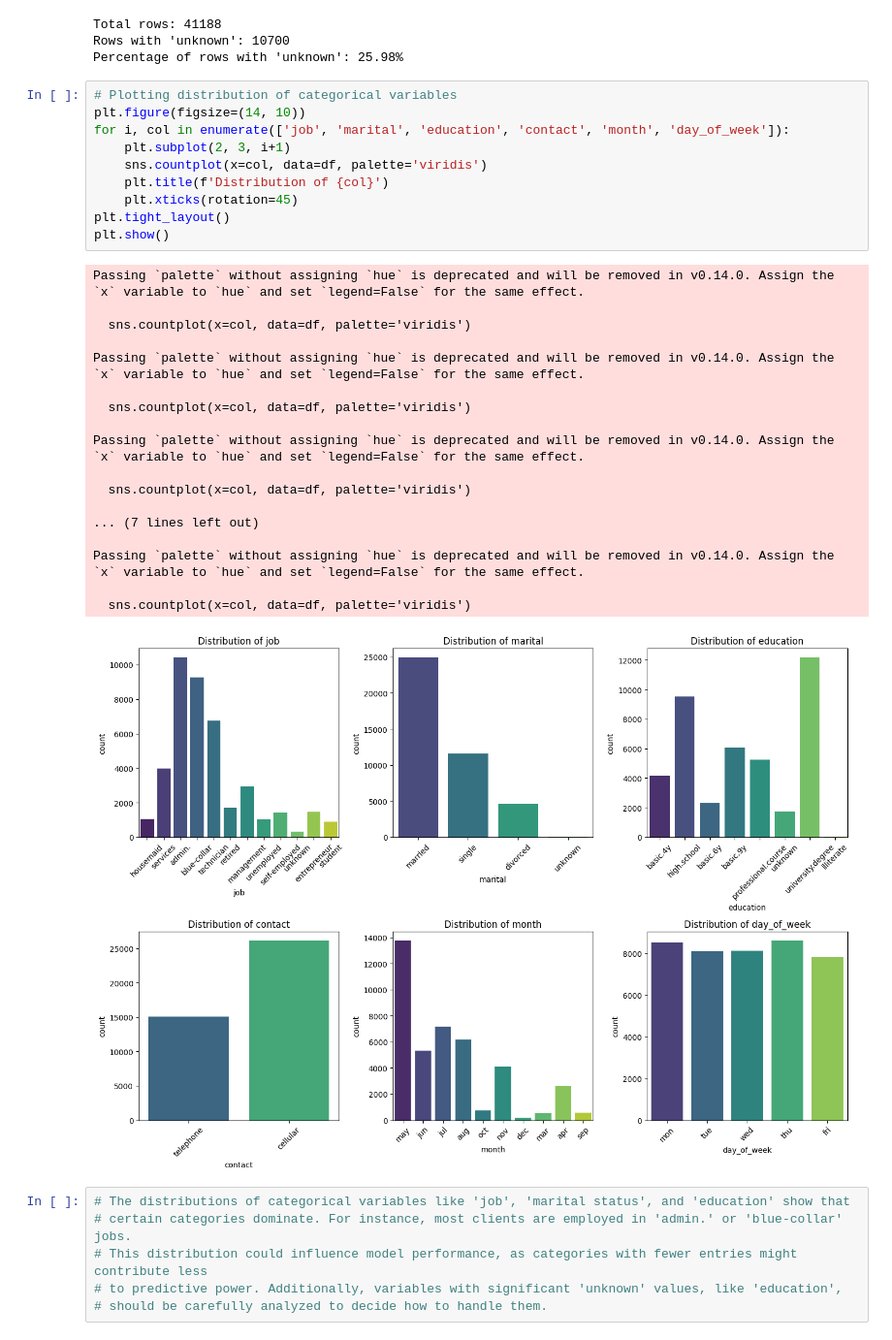
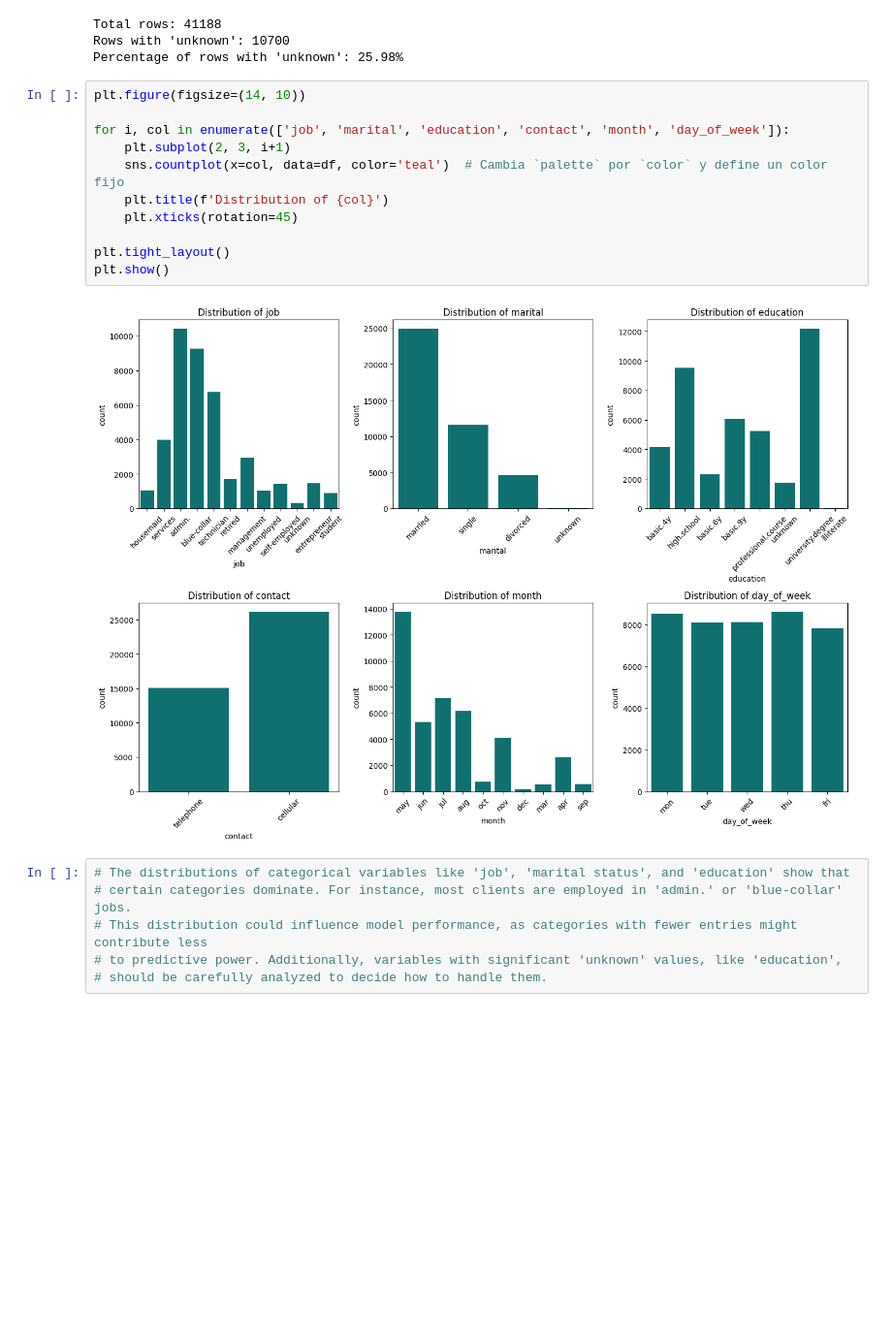
Before and after one commit to stirelli/bank-marketing-model-comparison, a Jupyter notebook: notebook.ipynb, the cells around one changed output. Shown at 97% size. Drawn from its saved outputs; the diff is of its cells as text; blank space fills up the shorter version.

Commit message:
update seaborn palette warnings

```diff
--- a/notebook.ipynb
+++ b/notebook.ipynb
@@ -170,34 +170,18 @@ Total rows: 41188
 Rows with 'unknown': 10700
 Percentage of rows with 'unknown': 25.98%
 # %%
-# Plotting distribution of categorical variables
 plt.figure(figsize=(14, 10))
+
 for i, col in enumerate(['job', 'marital', 'education', 'contact', 'month', 'day_of_week']):
     plt.subplot(2, 3, i+1)
-    sns.countplot(x=col, data=df, palette='viridis')
+    sns.countplot(x=col, data=df, color='teal')  # Cambia `palette` por `color` y define un color fijo
     plt.title(f'Distribution of {col}')
     plt.xticks(rotation=45)
+
 plt.tight_layout()
 plt.show()
 # %% [output]
-Passing `palette` without assigning `hue` is deprecated and will be removed in v0.14.0. Assign the `x` variable to `hue` and set `legend=False` for the same effect.
-
-  sns.countplot(x=col, data=df, palette='viridis')
-
-Passing `palette` without assigning `hue` is deprecated and will be removed in v0.14.0. Assign the `x` variable to `hue` and set `legend=False` for the same effect.
-
-  sns.countplot(x=col, data=df, palette='viridis')
-
-Passing `palette` without assigning `hue` is deprecated and will be removed in v0.14.0. Assign the `x` variable to `hue` and set `legend=False` for the same effect.
-
-  sns.countplot(x=col, data=df, palette='viridis')
-
-... (7 lines left out)
-
-Passing `palette` without assigning `hue` is deprecated and will be removed in v0.14.0. Assign the `x` variable to `hue` and set `legend=False` for the same effect.
-
-  sns.countplot(x=col, data=df, palette='viridis')
-[figure, old version]
+[figure, new version]
 # %%
 # The distributions of categorical variables like 'job', 'marital status', and 'education' show that
 # certain categories dominate. For instance, most clients are employed in 'admin.' or 'blue-collar' jobs.
```
